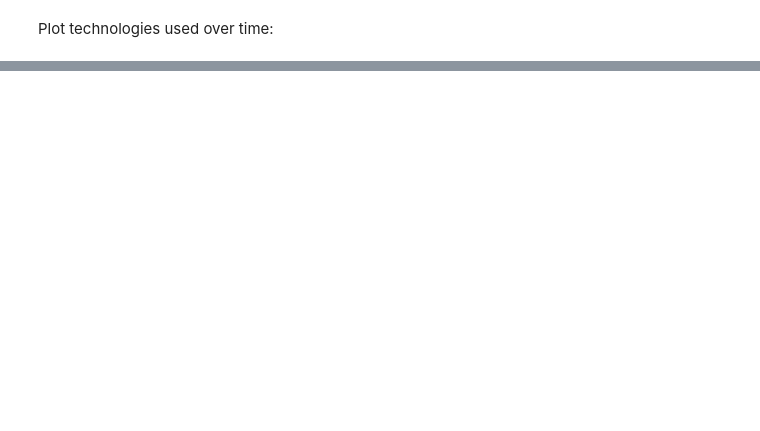
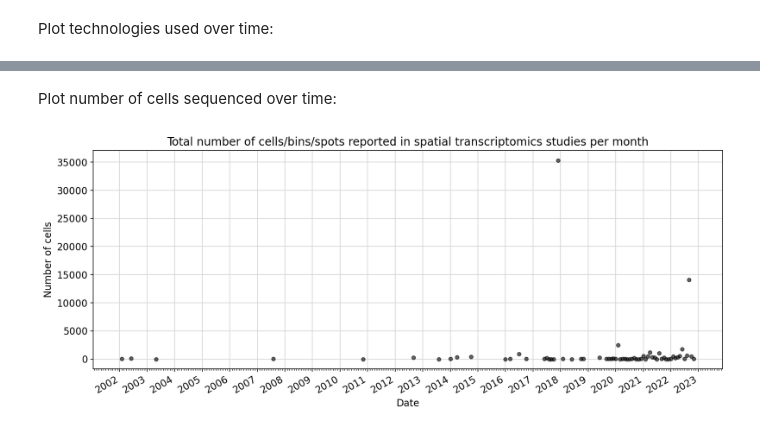
Before and after one commit to sbooeshaghi/transcriptomics-studies-over-time, a Jupyter notebook: single_cell_studies_over_time.ipynb, the cells around one changed output, grey strips where cells are left out. Cells and saved outputs as stored; diff of their text form; code cells hidden in the pictures; blank space fills up the shorter version.

```diff
--- a/single_cell_studies_over_time.ipynb
+++ b/single_cell_studies_over_time.ipynb
@@ -214,0 +287,35 @@ Plot technologies used over time:
+# %% [markdown]
+Plot number of cells sequenced over time:
+# %%
+fig, ax = plt.subplots(figsize=(12, 5))
+
+# Get total cell counts per month per year
+per_month_year = df_spatial.date_published.dt.to_period("M")
+x = df_spatial.groupby(per_month_year).sum().index.to_timestamp()
+y = df_spatial.groupby(per_month_year).sum()["n_cells/bins/spots"].values
+
+ax.scatter(x, y, s=20, color="k", alpha=0.6, edgecolors="k")
+ax.set_title("Total number of cells/bins/spots reported in spatial transcriptomics studies per month", fontsize=fontsize+2)
+ax.set_xlabel("Date", fontsize=fontsize)
+ax.set_ylabel("Number of cells", fontsize=fontsize)
+ax.tick_params(axis='both', which='major', labelsize=fontsize)
+
+# Format the x ticks
+years = mdates.YearLocator()   # every year
+months = mdates.MonthLocator() # every month
+yearsFmt = mdates.DateFormatter('%Y')
+ax.xaxis.set_major_locator(years)
+ax.xaxis.set_major_formatter(yearsFmt)
+ax.xaxis.set_minor_locator(months)
+fig.autofmt_xdate()
+
+# Add grid and set below graph
+ax.grid(True, which="major", color="lightgray")
+ax.set_axisbelow(True)
+
+plt.tight_layout()
+plt.savefig("./plots/spatial_cells_over_time.png", bbox_inches='tight', dpi=300)
+
+fig.show()
+# %% [output]
+[figure, added]
```
Also changed, not shown: parts of 16 cells of this notebook.
